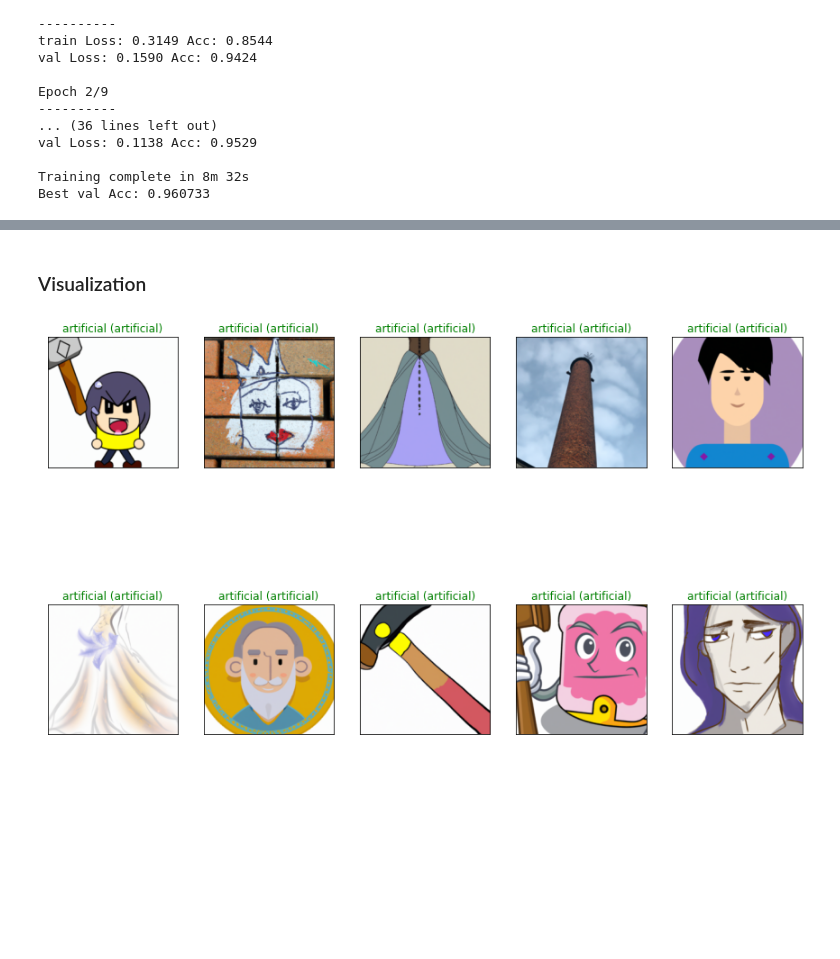
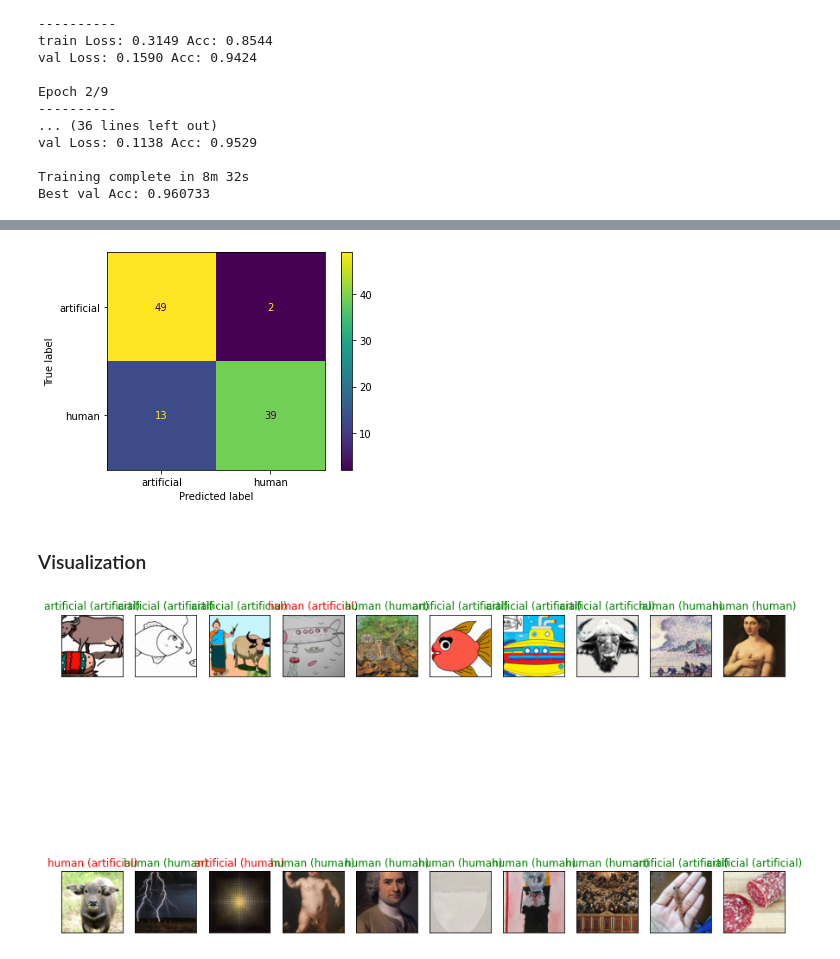
Before and after one commit to NehaBardeDUKE/CV_Project1, a Jupyter notebook: model.ipynb, the cells around one changed output, grey strips where cells are left out. Drawn from its saved outputs; the diff is of its cells as text; code cells hidden in the pictures; blank space fills up the shorter version.

Commit message:
first model test report

```diff
--- a/model.ipynb
+++ b/model.ipynb
@@ -144,4 +144,5 @@ lr_scheduler = optim.lr_scheduler.StepLR(optimizer, step_size=7, gamma=0.1)
 # %%
+# function for model training & evaluation
 def train_model(model, criterion, optimizer, dataloaders, scheduler, device, num_epochs=25):
     model = model.to(device) # Send model to GPU if available
     since = time.time()
@@ -150,7 +151,7 @@ def train_model(model, criterion, optimizer, dataloaders, scheduler, device, num
     best_acc = 0.0
 
     for epoch in range(num_epochs):
-        print('Epoch {}/{}'.format(epoch, num_epochs - 1))
+        print('Epoch {}/{}'.format(epoch, num_epochs-1))
         print('-' * 10)
 
         # Each epoch has a training and validation phase
@@ -207,18 +208,13 @@ def train_model(model, criterion, optimizer, dataloaders, scheduler, device, num
         print()
 
     time_elapsed = time.time() - since
-    print('Training complete in {:.0f}m {:.0f}s'.format(
-        time_elapsed // 60, time_elapsed % 60))
+    print('Training complete in {:.0f}m {:.0f}s'.format(time_elapsed // 60, time_elapsed % 60))
     print('Best val Acc: {:3f}'.format(best_acc))
 
     # Load the weights from best model
     model.load_state_dict(best_model_wts)
 
     return model
-
-# Train and save the model
-model = train_model(model, criterion, optimizer, dataloaders, lr_scheduler, device, num_epochs=10)
-torch.save(model.state_dict(), "models/model1.pth")
 # %% [output]
 Epoch 0/9
 ----------
@@ -239,0 +242,3 @@ Best val Acc: 0.960733
+# %%
+# load the existing model checkpoints
+model.load_state_dict(torch.load("models/model1.pth"))
@@ -239,0 +247,20 @@ Best val Acc: 0.960733
+# %%
+# Apply the validation & test transform to the test set and load the test set
+dataset_test = datasets.ImageFolder(os.path.join(data_dir, 'test'), transform_val_test)
+dataloader_test = torch.utils.data.DataLoader(dataset_test, batch_size=len(dataset_test), shuffle=True, num_workers=4)
+print(len(dataset_test))
+model = model.to(device) # Send model to GPU if available
+with torch.no_grad():
+    model.eval()
+    # Get a batch of validation images
+    images, labels = next(iter(dataloader_test))
+    images, labels = images.to(device), labels.to(device)
+    # Get predictions
+    _,preds = torch.max(model(images), 1)
+    # convert predictions & labels to numpy array format
+    y_pred = np.squeeze(preds.cpu().numpy())
+    y_true = np.squeeze(labels.cpu().numpy())
+class_names = dataset_test.classes
+print("class_names: ", class_names)
+print(y_pred)
+print(y_true)
@@ -240,33 +287,41 @@ Best val Acc: 0.960733
+# %%
+conf_mat = confusion_matrix(y_true, y_pred)
+disp = ConfusionMatrixDisplay(confusion_matrix=conf_mat, display_labels=list(class_names))
+disp.plot()
+plt.show()
+# %% [output]
+[figure, added]
 # %% [markdown]
 ### Visualization
 # %%
 def visualize_results(model, dataloader, device):
     model = model.to(device) # Send model to GPU if available
     with torch.no_grad():
         model.eval()
         # Get a batch of validation images
         images, labels = next(iter(dataloader))
         images, labels = images.to(device), labels.to(device)
         # Get predictions
         _,preds = torch.max(model(images), 1)
         preds = np.squeeze(preds.cpu().numpy())
         images = images.cpu().numpy()
 
     # Plot the images in the batch, along with predicted and true labels
     fig = plt.figure(figsize=(15, 10))
     for idx in np.arange(len(preds)):
         ax = fig.add_subplot(2, len(preds)//2, idx+1, xticks=[], yticks=[])
         image = images[idx]
         image = image.transpose((1, 2, 0))
         mean = np.array([0.485, 0.456, 0.406])
         std = np.array([0.229, 0.224, 0.225])
         image = std * image + mean
         image = np.clip(image, 0, 1)
         ax.imshow(image)
         ax.set_title("{} ({})".format(class_names[preds[idx]], class_names[labels[idx]]),
                     color=("green" if preds[idx]==labels[idx] else "red"))
     return
 
-visualize_results(model, dataloaders['val'],device)
+dataloader_test = torch.utils.data.DataLoader(dataset_test, batch_size=20, shuffle=True, num_workers=4)
+visualize_results(model, dataloader_test, device)
 # %% [output]
-[figure, old version]
+[figure, new version]
```
Also changed, not shown: parts of 11 cells of this notebook, 2 other files.
